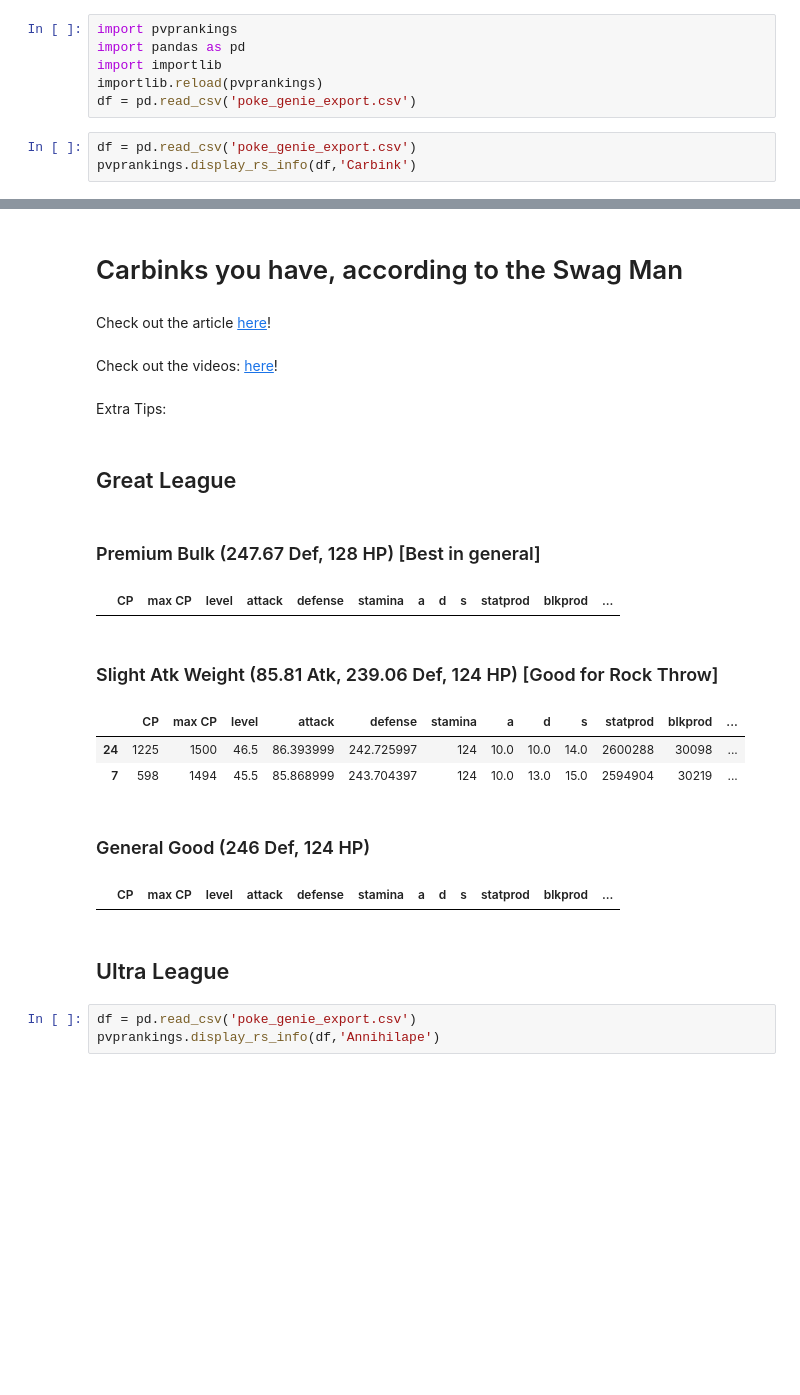
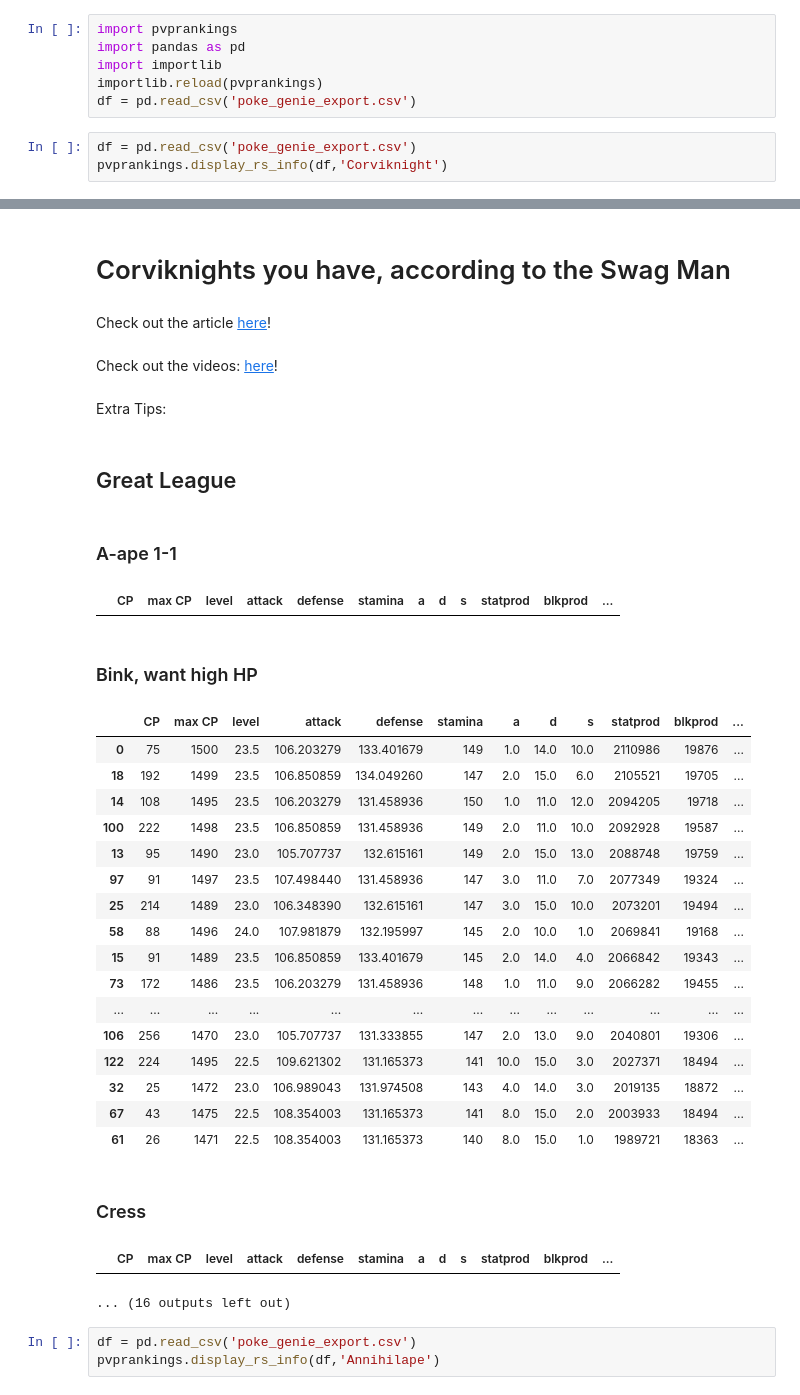
Before and after one commit to mglerner/PoGoIVChecker, a Jupyter notebook: FilterIVs.ipynb, the cells around one changed output, grey strips where cells are left out. Cells and saved outputs as stored; diff of their text form; blank space fills up the shorter version.

```diff
--- a/FilterIVs.ipynb
+++ b/FilterIVs.ipynb
@@ -42,5 +42,5 @@ importlib.reload(pvprankings)
 df = pd.read_csv('poke_genie_export.csv')
 # %%
 df = pd.read_csv('poke_genie_export.csv')
-pvprankings.display_rs_info(df,'Carbink')
+pvprankings.display_rs_info(df,'Corviknight')
 # %% [output]
@@ -57,17 +57,31 @@ The rank 10 Carbink at max_level 51 is (2673318, (4, 12, 15))
-# Carbinks you have, according to the Swag Man
+# Corviknights you have, according to the Swag Man
-Check out the article [here](https://gamepress.gg/pokemongo/carbink-pvp-iv-deep-dive)!
+Check out the article [here]()!
-Check out the videos: [here]()!
+Check out the videos: [here](https://www.youtube.com/watch?v=QinH_6YqGDE)!
 Extra Tips:
 ## Great League
-### Premium Bulk (247.67 Def, 128 HP) [Best in general]
+### A-ape 1-1
 |  | CP | max CP | level | attack | defense | stamina | a | d | s | statprod | blkprod | ... |
-### Slight Atk Weight (85.81 Atk, 239.06 Def, 124 HP) [Good for Rock Throw]
+### Bink, want high HP
 |  | CP | max CP | level | attack | defense | stamina | a | d | s | statprod | blkprod | ... |
-| 24 | 1225 | 1500 | 46.5 | 86.393999 | 242.725997 | 124 | 10.0 | 10.0 | 14.0 | 2600288 | 30098 | ... |
-| 7 | 598 | 1494 | 45.5 | 85.868999 | 243.704397 | 124 | 10.0 | 13.0 | 15.0 | 2594904 | 30219 | ... |
+| 0 | 75 | 1500 | 23.5 | 106.203279 | 133.401679 | 149 | 1.0 | 14.0 | 10.0 | 2110986 | 19876 | ... |
+| 18 | 192 | 1499 | 23.5 | 106.850859 | 134.049260 | 147 | 2.0 | 15.0 | 6.0 | 2105521 | 19705 | ... |
+| 14 | 108 | 1495 | 23.5 | 106.203279 | 131.458936 | 150 | 1.0 | 11.0 | 12.0 | 2094205 | 19718 | ... |
+| 100 | 222 | 1498 | 23.5 | 106.850859 | 131.458936 | 149 | 2.0 | 11.0 | 10.0 | 2092928 | 19587 | ... |
+| 13 | 95 | 1490 | 23.0 | 105.707737 | 132.615161 | 149 | 2.0 | 15.0 | 13.0 | 2088748 | 19759 | ... |
+| 97 | 91 | 1497 | 23.5 | 107.498440 | 131.458936 | 147 | 3.0 | 11.0 | 7.0 | 2077349 | 19324 | ... |
+| 25 | 214 | 1489 | 23.0 | 106.348390 | 132.615161 | 147 | 3.0 | 15.0 | 10.0 | 2073201 | 19494 | ... |
+| 58 | 88 | 1496 | 24.0 | 107.981879 | 132.195997 | 145 | 2.0 | 10.0 | 1.0 | 2069841 | 19168 | ... |
+| 15 | 91 | 1489 | 23.5 | 106.850859 | 133.401679 | 145 | 2.0 | 14.0 | 4.0 | 2066842 | 19343 | ... |
+| 73 | 172 | 1486 | 23.5 | 106.203279 | 131.458936 | 148 | 1.0 | 11.0 | 9.0 | 2066282 | 19455 | ... |
+| ... | ... | ... | ... | ... | ... | ... | ... | ... | ... | ... | ... | ... |
+| 106 | 256 | 1470 | 23.0 | 105.707737 | 131.333855 | 147 | 2.0 | 13.0 | 9.0 | 2040801 | 19306 | ... |
+| 122 | 224 | 1495 | 22.5 | 109.621302 | 131.165373 | 141 | 10.0 | 15.0 | 3.0 | 2027371 | 18494 | ... |
+| 32 | 25 | 1472 | 23.0 | 106.989043 | 131.974508 | 143 | 4.0 | 14.0 | 3.0 | 2019135 | 18872 | ... |
+| 67 | 43 | 1475 | 22.5 | 108.354003 | 131.165373 | 141 | 8.0 | 15.0 | 2.0 | 2003933 | 18494 | ... |
+| 61 | 26 | 1471 | 22.5 | 108.354003 | 131.165373 | 140 | 8.0 | 15.0 | 1.0 | 1989721 | 18363 | ... |
-### General Good (246 Def, 124 HP)
+### Cress
 |  | CP | max CP | level | attack | defense | stamina | a | d | s | statprod | blkprod | ... |
-## Ultra League
+... (16 outputs left out)
 # %%
 df = pd.read_csv('poke_genie_export.csv')
 pvprankings.display_rs_info(df,'Annihilape')
```
Also changed, not shown: parts of 1 cell of this notebook, 2 other files.
